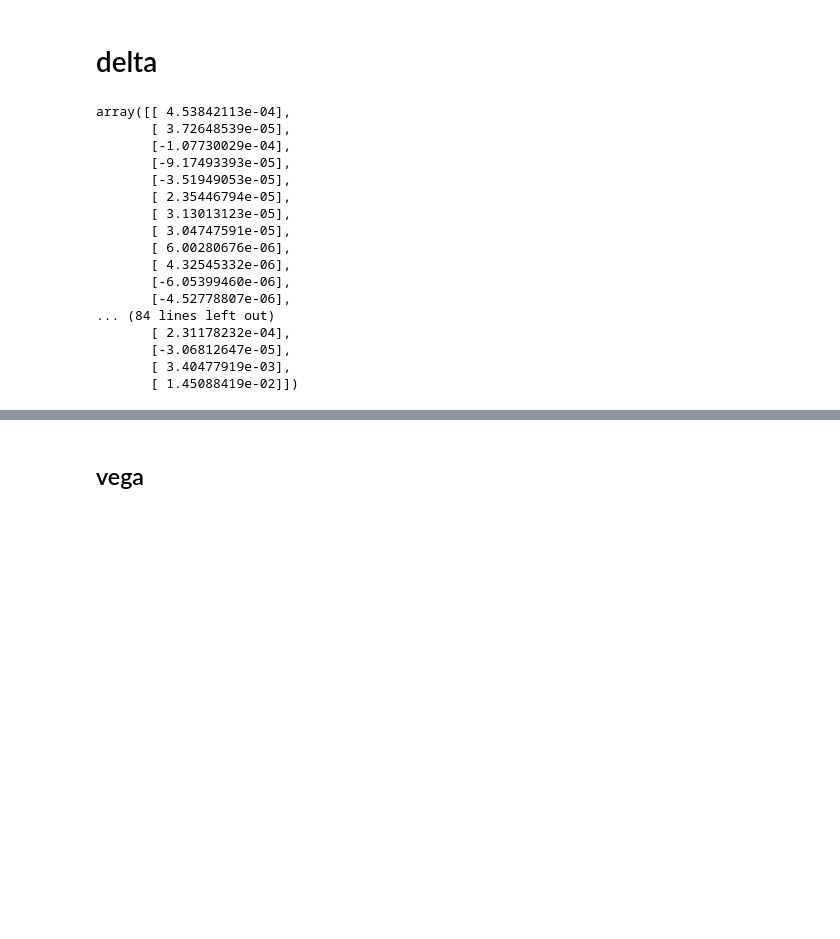
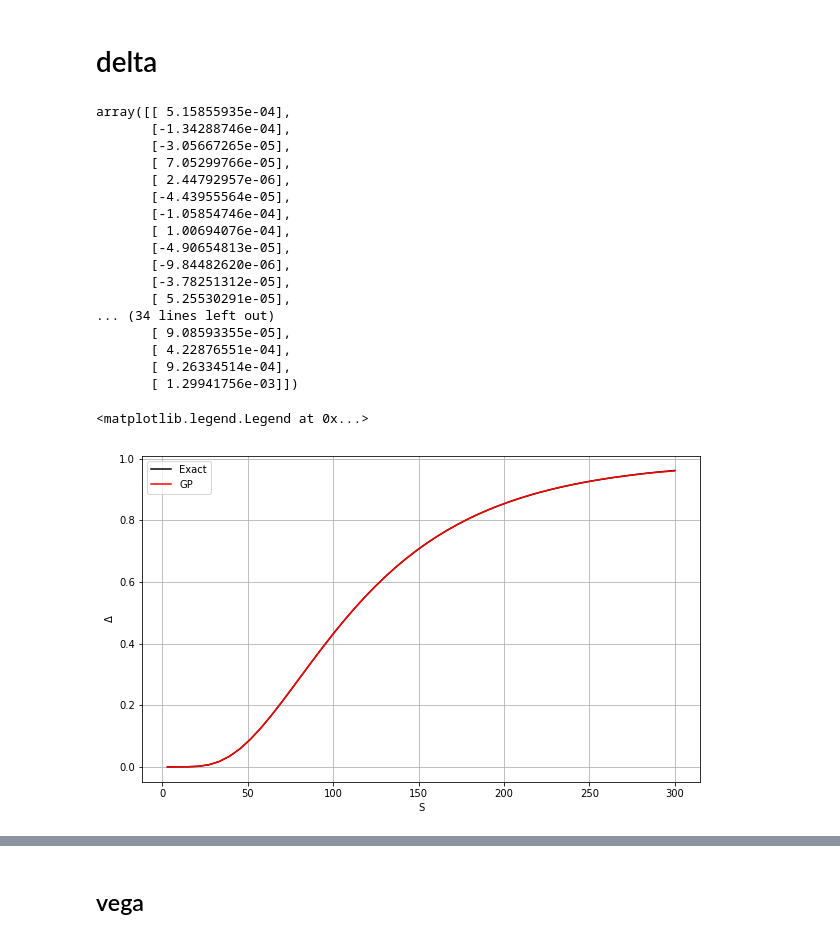
Before and after one commit to mfrdixon/GP-CVA, a Jupyter notebook: Example-2-GP-BS-Derivatives.ipynb, the cells around one changed output, grey strips where cells are left out. Cells and saved outputs as stored; diff of their text form; code cells hidden in the pictures; blank space fills up the shorter version.

Commit message:
Added plots

```diff
--- a/Example-2-GP-BS-Derivatives.ipynb
+++ b/Example-2-GP-BS-Derivatives.ipynb
@@ -28,15 +25,16 @@ S0 = 100
 # %%
 lb = 0
 ub = 300
-training_number = 30
-testing_number = 100
+training_number = 100
+testing_number = 50
+sigma_n = 1e-8 # additive noise in GP
 
 call = lambda x,y: bsformula(1, lb+(ub-lb)*x, KC, r, T, y, 0)[0]
 put = lambda x,y: bsformula(-1, lb+(ub-lb)*x, KP, r, T, y, 0)[0]
 # %% [markdown]
 # delta
 # %%
-x_train = np.array(np.linspace(0.01,1.0, training_number), dtype='float32').reshape(training_number, 1)
+x_train = np.array(np.linspace(0.01,1.2, training_number), dtype='float32').reshape(training_number, 1)
 x_test = np.array(np.linspace(0.01,1.0, testing_number), dtype='float32').reshape(testing_number, 1)
 
 y_train = []
@@ -54,7 +52,7 @@ l = gp.kernel_.length_scale
 rbf= gaussian_process.kernels.RBF(length_scale=l)
 
 Kernel= rbf(x_train, x_train)
-K_y = Kernel + np.eye(training_number) * 1e-8
+K_y = Kernel + np.eye(training_number) * sigma_n
 L = sp.linalg.cho_factor(K_y)
 alpha_p = sp.linalg.cho_solve(np.transpose(L), y_train)
 
@@ -70,20 +68,31 @@ f_prime = np.dot(k_s_prime, alpha_p)/(ub-lb)
 delta = lambda x,y: bsformula(1, lb+(ub-lb)*x, KC, r, T, y, 0)[1]
 delta(x_test, sigma) - f_prime
 # %% [output]
-array([[ 4.53842113e-04],
-       [ 3.72648539e-05],
-       [-1.07730029e-04],
-       [-9.17493393e-05],
-       [-3.51949053e-05],
-       [ 2.35446794e-05],
-       [ 3.13013123e-05],
-       [ 3.04747591e-05],
-       [ 6.00280676e-06],
-       [ 4.32545332e-06],
-       [-6.05399460e-06],
-       [-4.52778807e-06],
-... (84 lines left out)
-       [ 2.31178232e-04],
-       [-3.06812647e-05],
-       [ 3.40477919e-03],
-       [ 1.45088419e-02]])
+array([[ 5.15855935e-04],
+       [-1.34288746e-04],
+       [-3.05667265e-05],
+       [ 7.05299766e-05],
+       [ 2.44792957e-06],
+       [-4.43955564e-05],
+       [-1.05854746e-04],
+       [ 1.00694076e-04],
+       [-4.90654813e-05],
+       [-9.84482620e-06],
+       [-3.78251312e-05],
+       [ 5.25530291e-05],
+... (34 lines left out)
+       [ 9.08593355e-05],
+       [ 4.22876551e-04],
+       [ 9.26334514e-04],
+       [ 1.29941756e-03]])
+# %%
+plt.figure(figsize = (10,6),facecolor='white', edgecolor='black')
+plt.plot(lb+(ub-lb)*x_test, delta(x_test,sigma), color = 'black', label = 'Exact')
+plt.plot(lb+(ub-lb)*x_test, f_prime, color = 'red', label = 'GP')
+plt.grid(True)
+plt.xlabel('S')
+plt.ylabel('$\Delta$')
+plt.legend(loc = 'best', prop={'size':10})
+# %% [output]
+<matplotlib.legend.Legend at 0x...>
+[figure, added]
```
Also changed, not shown: parts of 6 cells of this notebook.
